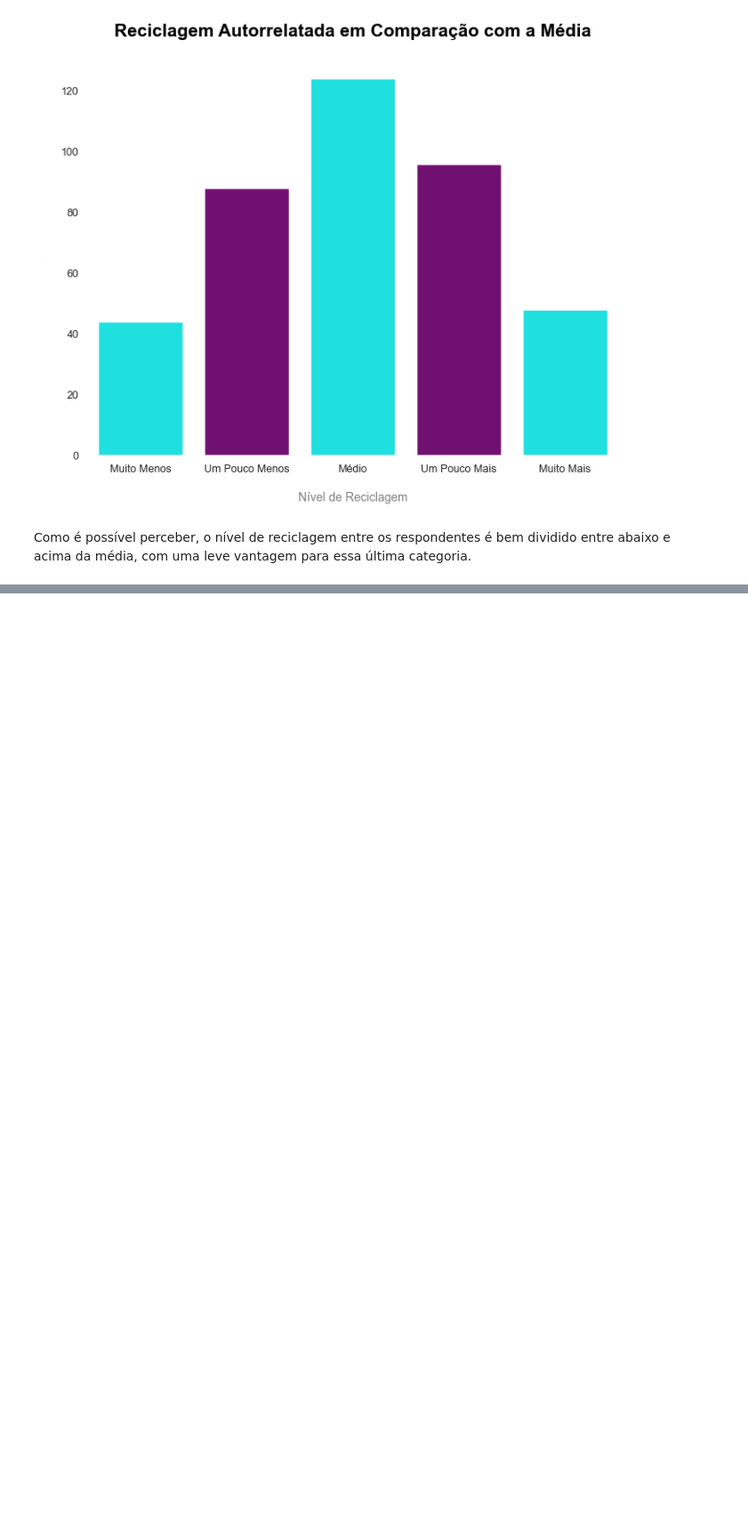
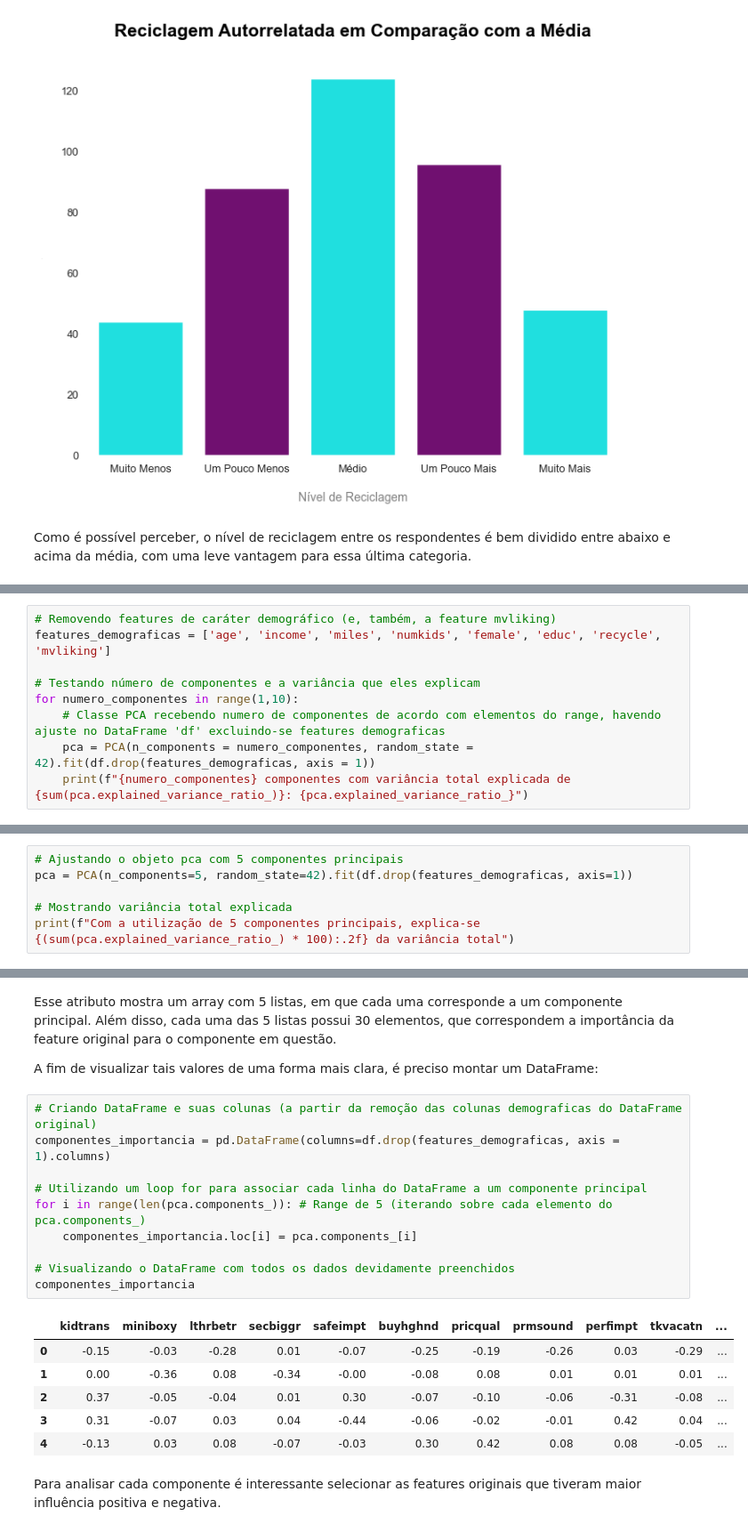
Before and after one commit to lazarocordeirosilva/SegmentacaoClientes, a Jupyter notebook: notebook/SegmentacaoClientes.ipynb, the cells around one changed output, grey strips where cells are left out. Shown: that part at 89% size. Drawn from its saved outputs; the diff is of its cells as text; blank space fills up the shorter version.

```diff
--- a/notebook/SegmentacaoClientes.ipynb
+++ b/notebook/SegmentacaoClientes.ipynb
@@ -333,0 +341,9 @@ Como é possível perceber, o nível de reciclagem entre os respondentes é bem
+# %%
+# Removendo features de caráter demográfico (e, também, a feature mvliking)
+features_demograficas = ['age', 'income', 'miles', 'numkids', 'female', 'educ', 'recycle', 'mvliking']
+
+# Testando número de componentes e a variância que eles explicam
+for numero_componentes in range(1,10):
+    # Classe PCA recebendo numero de componentes de acordo com elementos do range, havendo ajuste no DataFrame 'df' excluindo-se features demograficas
+    pca = PCA(n_components = numero_componentes, random_state = 42).fit(df.drop(features_demograficas, axis = 1))
+    print(f"{numero_componentes} componentes com variância total explicada de {sum(pca.explained_variance_ratio_)}: {pca.explained_variance_ratio_}")
@@ -333,0 +367,6 @@ Como é possível perceber, o nível de reciclagem entre os respondentes é bem
+# %%
+# Ajustando o objeto pca com 5 componentes principais
+pca = PCA(n_components=5, random_state=42).fit(df.drop(features_demograficas, axis=1))
+
+# Mostrando variância total explicada
+print(f"Com a utilização de 5 componentes principais, explica-se {(sum(pca.explained_variance_ratio_) * 100):.2f} da variância total")
@@ -333,0 +400,23 @@ Como é possível perceber, o nível de reciclagem entre os respondentes é bem
+# %% [markdown]
+Esse atributo mostra um array com 5 listas, em que cada uma corresponde a um componente principal. Além disso, cada uma das 5 listas possui 30 elementos, que correspondem a importância da feature original para o componente em questão.
+
+A fim de visualizar tais valores de uma forma mais clara, é preciso montar um DataFrame:
+# %%
+# Criando DataFrame e suas colunas (a partir da remoção das colunas demograficas do DataFrame original)
+componentes_importancia = pd.DataFrame(columns=df.drop(features_demograficas, axis = 1).columns)
+
+# Utilizando um loop for para associar cada linha do DataFrame a um componente principal
+for i in range(len(pca.components_)): # Range de 5 (iterando sobre cada elemento do pca.components_)
+    componentes_importancia.loc[i] = pca.components_[i]
+
+# Visualizando o DataFrame com todos os dados devidamente preenchidos
+componentes_importancia
+# %% [output]
+|  | kidtrans | miniboxy | lthrbetr | secbiggr | safeimpt | buyhghnd | pricqual | prmsound | perfimpt | tkvacatn | ... |
+| 0 | -0.15 | -0.03 | -0.28 | 0.01 | -0.07 | -0.25 | -0.19 | -0.26 | 0.03 | -0.29 | ... |
+| 1 | 0.00 | -0.36 | 0.08 | -0.34 | -0.00 | -0.08 | 0.08 | 0.01 | 0.01 | 0.01 | ... |
+| 2 | 0.37 | -0.05 | -0.04 | 0.01 | 0.30 | -0.07 | -0.10 | -0.06 | -0.31 | -0.08 | ... |
+| 3 | 0.31 | -0.07 | 0.03 | 0.04 | -0.44 | -0.06 | -0.02 | -0.01 | 0.42 | 0.04 | ... |
+| 4 | -0.13 | 0.03 | 0.08 | -0.07 | -0.03 | 0.30 | 0.42 | 0.08 | 0.08 | -0.05 | ... |
+# %% [markdown]
+Para analisar cada componente é interessante selecionar as features originais que tiveram maior influência positiva e negativa.
```
Also changed, not shown: parts of 20 cells of this notebook.
